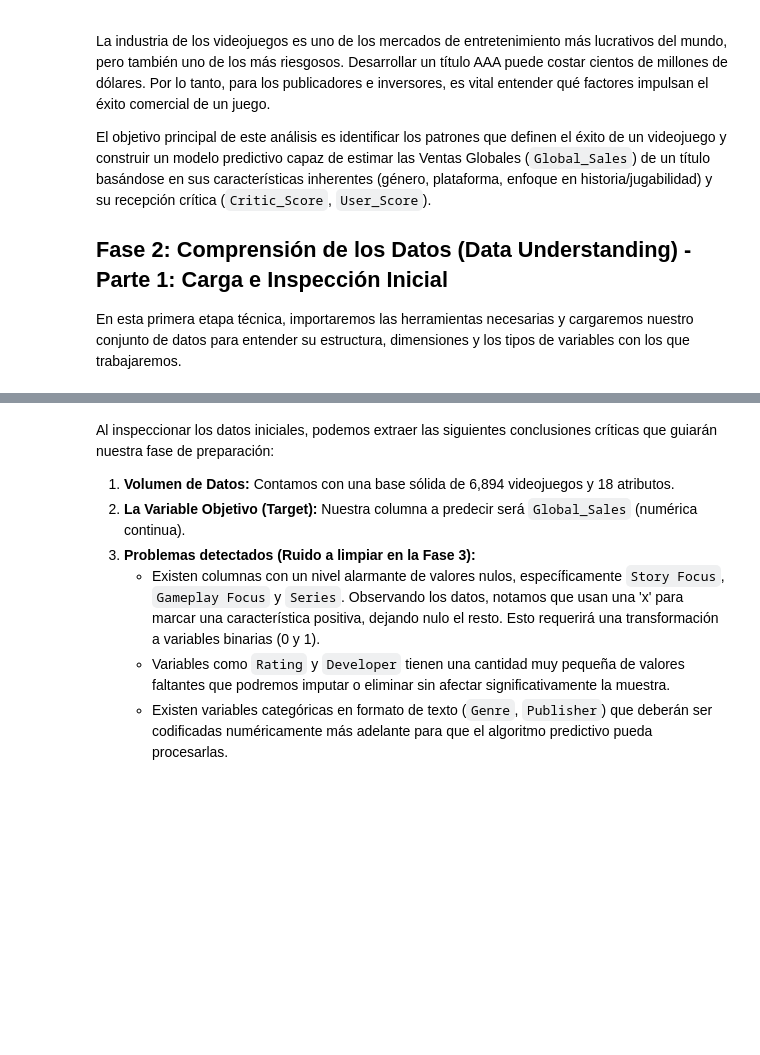
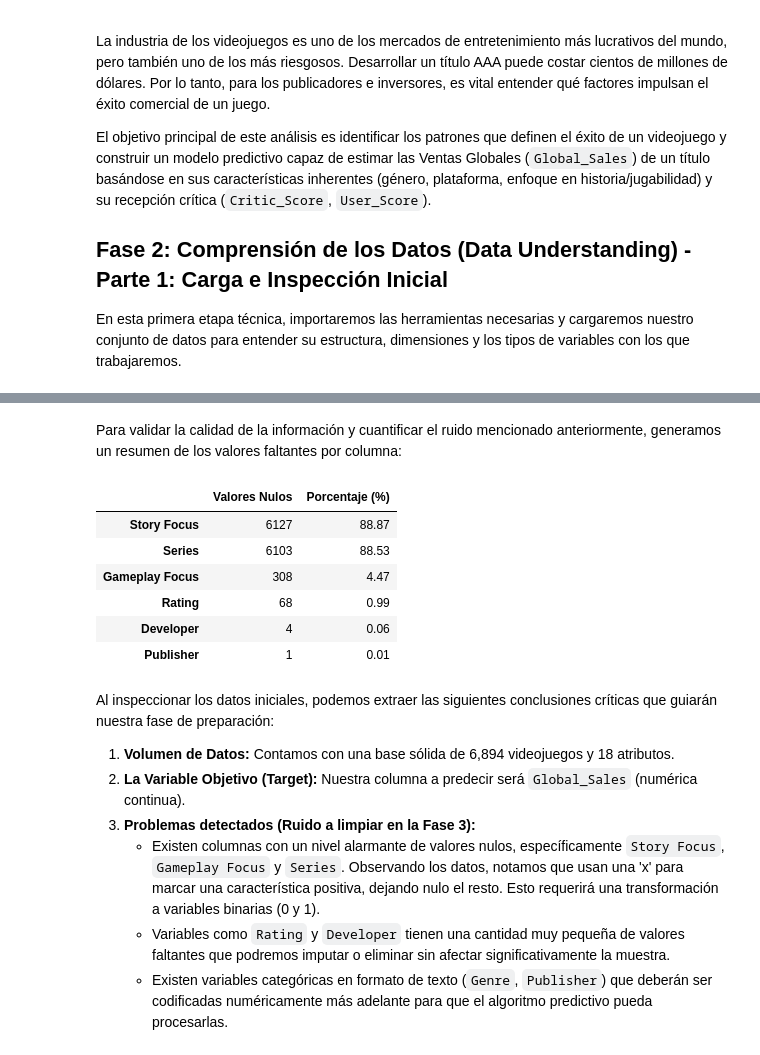
Before and after one commit to MiguelCiav/ml-25-02-presentacion, a Jupyter notebook: Proyecto_Final_Minería_de_Datos_Cao_Carios_Ciavato.ipynb, the cells around one changed output, grey strips where cells are left out. Saved outputs shown, nothing was run; the diff lists cells and outputs as text; code cells hidden in the pictures; blank space fills up the shorter version.

```diff
--- a/Proyecto_Final_Minería_de_Datos_Cao_Carios_Ciavato.ipynb
+++ b/Proyecto_Final_Minería_de_Datos_Cao_Carios_Ciavato.ipynb
@@ -63,6 +63,26 @@ El dataset contiene 6894 filas (videojuegos) y 18 columnas (características).
 | 2 | .hack//Outbreak Part 3 | 2002.0 | Role-Playing | Atari | 0.14 | 0.11 | 0.17 | 0.04 | 0.46 | ... |
 | 3 | [Prototype] | 2009.0 | Action | Activision | 0.84 | 0.35 | 0.00 | 0.12 | 1.31 | ... |
 | 4 | [Prototype] | 2009.0 | Action | Activision | 0.65 | 0.40 | 0.00 | 0.19 | 1.24 | ... |
+# %% [markdown]
+Para validar la calidad de la información y cuantificar el ruido mencionado anteriormente, generamos un resumen de los valores faltantes por columna:
+# %%
+null_counts = df.isnull().sum()
+null_percentages = (df.isnull().sum() / len(df) * 100).round(2)
+
+null_df = pd.DataFrame({
+    'Valores Nulos': null_counts,
+    'Porcentaje (%)': null_percentages
+}).sort_values(by='Valores Nulos', ascending=False)
+
+display(null_df[null_df['Valores Nulos'] > 0])
+# %% [output]
+|  | Valores Nulos | Porcentaje (%) |
+| Story Focus | 6127 | 88.87 |
+| Series | 6103 | 88.53 |
+| Gameplay Focus | 308 | 4.47 |
+| Rating | 68 | 0.99 |
+| Developer | 4 | 0.06 |
+| Publisher | 1 | 0.01 |
 # %% [markdown]
 Al inspeccionar los datos iniciales, podemos extraer las siguientes conclusiones críticas que guiarán nuestra fase de preparación:
 
```
Also changed, not shown: 15 other files.
